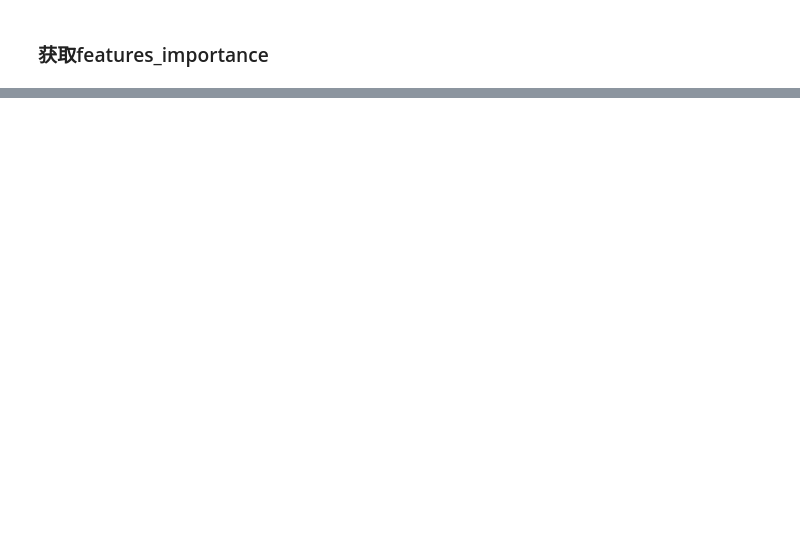
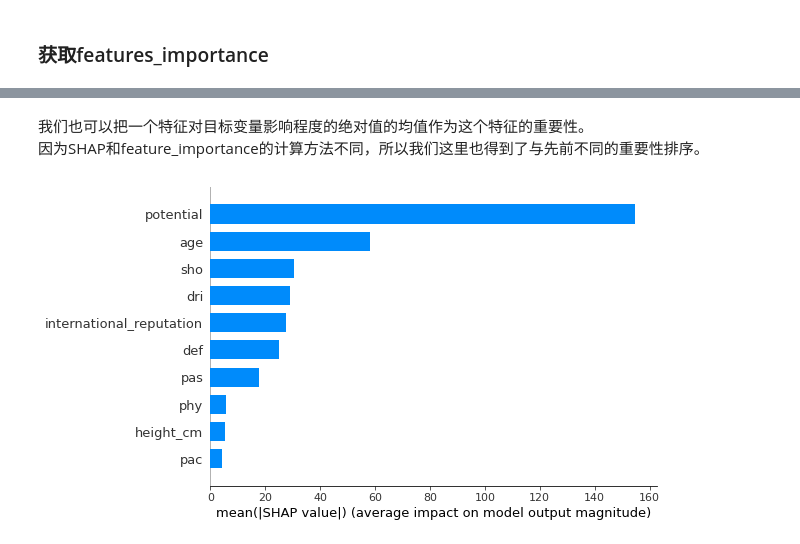
Before and after one commit to ZZh2333/IntelligentBigDataAnalysisAndDecisionMaking, a Jupyter notebook: homework-21-3-23/homework(2).ipynb, the cells around one changed output, grey strips where cells are left out. Saved outputs shown, nothing was run; the diff lists cells and outputs as text; code cells hidden in the pictures; blank space fills up the shorter version.

```diff
--- a/homework-21-3-23/homework(2).ipynb
+++ b/homework-21-3-23/homework(2).ipynb
@@ -101,0 +197,7 @@ plt.show()
+# %% [markdown]
+我们也可以把一个特征对目标变量影响程度的绝对值的均值作为这个特征的重要性。
+因为SHAP和feature_importance的计算方法不同，所以我们这里也得到了与先前不同的重要性排序。
+# %%
+shap.summary_plot(shap_values, data[cols], plot_type="bar")
+# %% [output]
+[figure, added]
```
Also changed, not shown: parts of 34 cells of this notebook, 1 other file.
